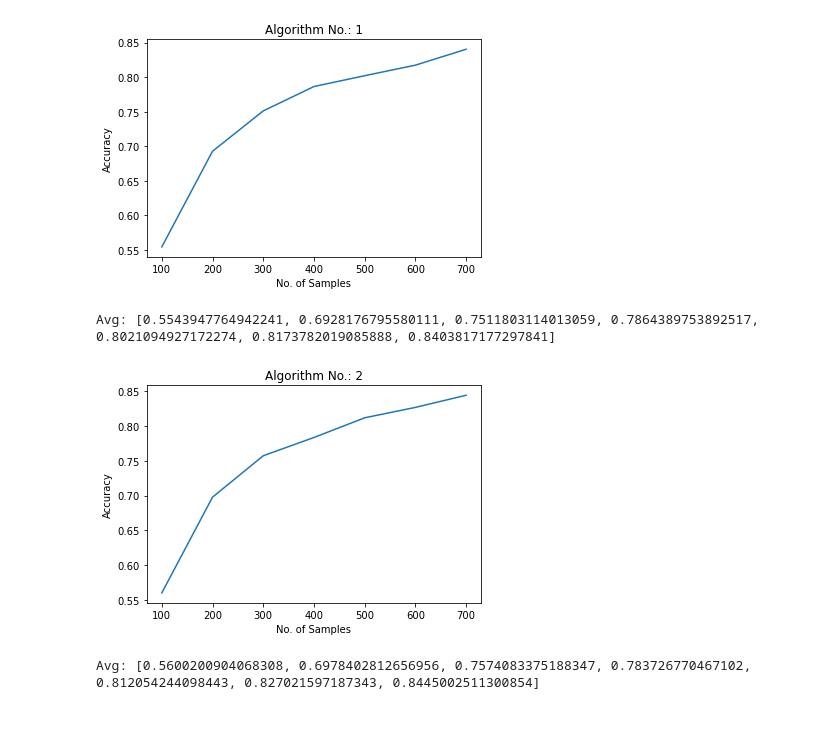
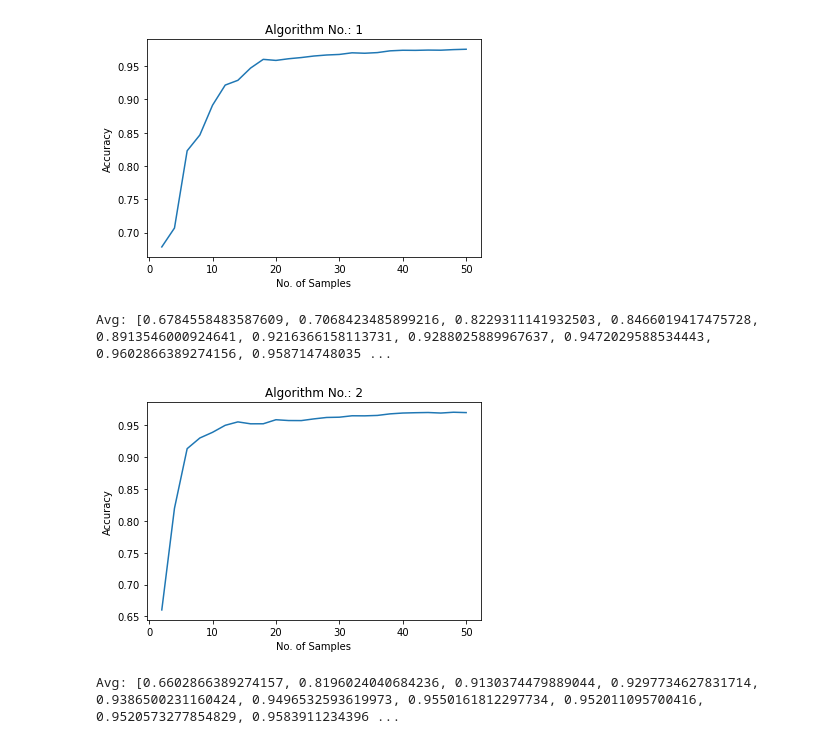
Before and after one commit to TejasViswa/236A-LP-Project, a Jupyter notebook: performance_analysis.ipynb, the cells around one changed output. Drawn from its saved outputs; the diff is of its cells as text; code cells hidden in the pictures.

```diff
--- a/performance_analysis.ipynb
+++ b/performance_analysis.ipynb
@@ -520,0 +606,32 @@ my_clf.sampling_requirement
+# %%
+# Testing the Algorithm performance by averaging from 10 classifiers
+num = 10
+min_len = 100
+# Outer Loop for algorithm
+for i in range(3,4):
+    # Inner Loop for averaging accuracy performance
+    avg = None
+    for j in range (num):
+        my_clf = MyClassifier_25(train,1,7,i)
+        x,y = my_clf.plot_classifier_performance_vs_number_of_samples(tester,False)
+        if min_len > len(y):
+            min_len = len(y)
+        elif min_len <= len(y):
+            y = y[0:min_len]
+
+        if avg is None:
+            avg = y
+        else:
+            avg = np.add(np.array(avg[0:min_len]),np.array(y)).tolist()
+    avg = (np.array(avg) / num).tolist()
+    if min_len > len(avg):
+        min_len = len(avg)
+    elif min_len <= len(avg):
+        avg = avg[0:min_len]
+        x = range(my_clf.batch_size,(min_len+1)*my_clf.batch_size,my_clf.batch_size)
+    plt.plot(x,avg)
+    plt.title("Algorithm No.: %i"%i)
+    plt.xlabel("No. of Samples")
+    plt.ylabel("Accuracy")
+    plt.show()
+    print("Avg:",avg)
@@ -521,32 +641,37 @@ my_clf.sampling_requirement
 # %%
 # Testing the Algorithm performance by averaging from 10 classifiers
-num = 5
+num = 10
 min_len = 100
 # Outer Loop for algorithm
 for i in range(1,3):
     # Inner Loop for averaging accuracy performance
     avg = None
     for j in range (num):
-        my_clf = MyClassifier_25(train,4,9,i)
+        my_clf = MyClassifier_25(train,1,7,i)
         x,y = my_clf.plot_classifier_performance_vs_number_of_samples(tester,False)
+        if min_len > len(y):
+            min_len = len(y)
+        elif min_len <= len(y):
+            y = y[0:min_len]
+
         if avg is None:
             avg = y
         else:
-            avg = np.add(np.array(avg),np.array(y)).tolist()
+            avg = np.add(np.array(avg[0:min_len]),np.array(y)).tolist()
     avg = (np.array(avg) / num).tolist()
     if min_len > len(avg):
         min_len = len(avg)
-    if min_len < len(avg):
+    elif min_len <= len(avg):
         avg = avg[0:min_len]
         x = range(my_clf.batch_size,(min_len+1)*my_clf.batch_size,my_clf.batch_size)
     plt.plot(x,avg)
     plt.title("Algorithm No.: %i"%i)
     plt.xlabel("No. of Samples")
     plt.ylabel("Accuracy")
     plt.show()
     print("Avg:",avg)
 # %% [output]
-[figure, old version]
+[figure, new version]
-Avg: [0.5543947764942241, 0.6928176795580111, 0.7511803114013059, 0.7864389753892517, 0.8021094927172274, 0.8173782019085888, 0.8403817177297841]
+Avg: [0.6784558483587609, 0.7068423485899216, 0.8229311141932503, 0.8466019417475728, 0.8913546000924641, 0.9216366158113731, 0.9288025889967637, 0.9472029588534443, 0.9602866389274156, 0.958714748035 ...
-[figure, old version]
+[figure, new version]
-Avg: [0.5600200904068308, 0.6978402812656956, 0.7574083375188347, 0.783726770467102, 0.812054244098443, 0.827021597187343, 0.8445002511300854]
+Avg: [0.6602866389274157, 0.8196024040684236, 0.9130374479889044, 0.9297734627831714, 0.9386500231160424, 0.9496532593619973, 0.9550161812297734, 0.952011095700416, 0.9520573277854829, 0.9583911234396 ...
```
Also changed, not shown: parts of 9 cells of this notebook.
